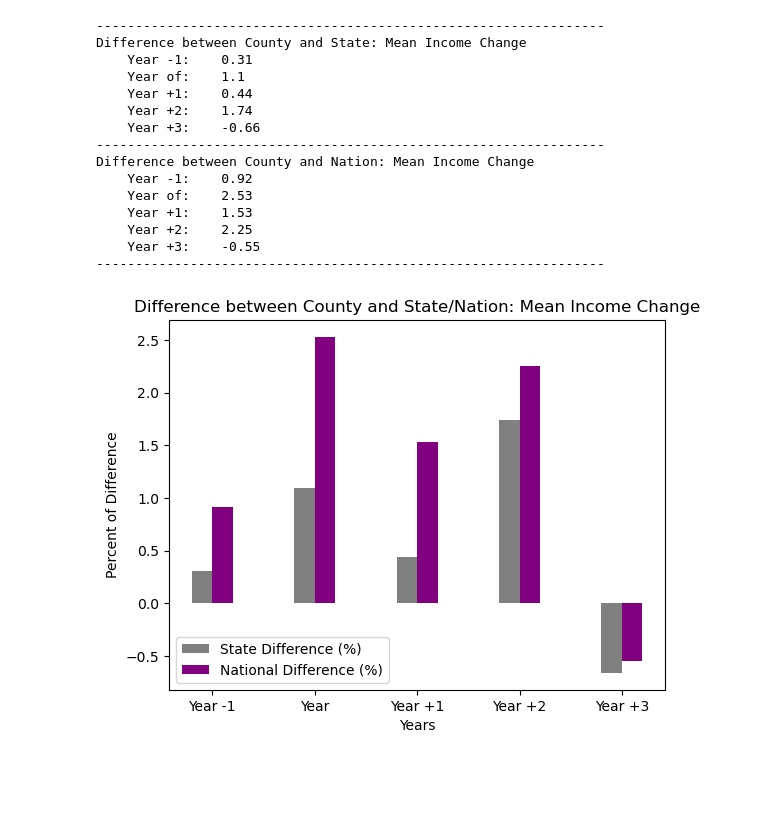
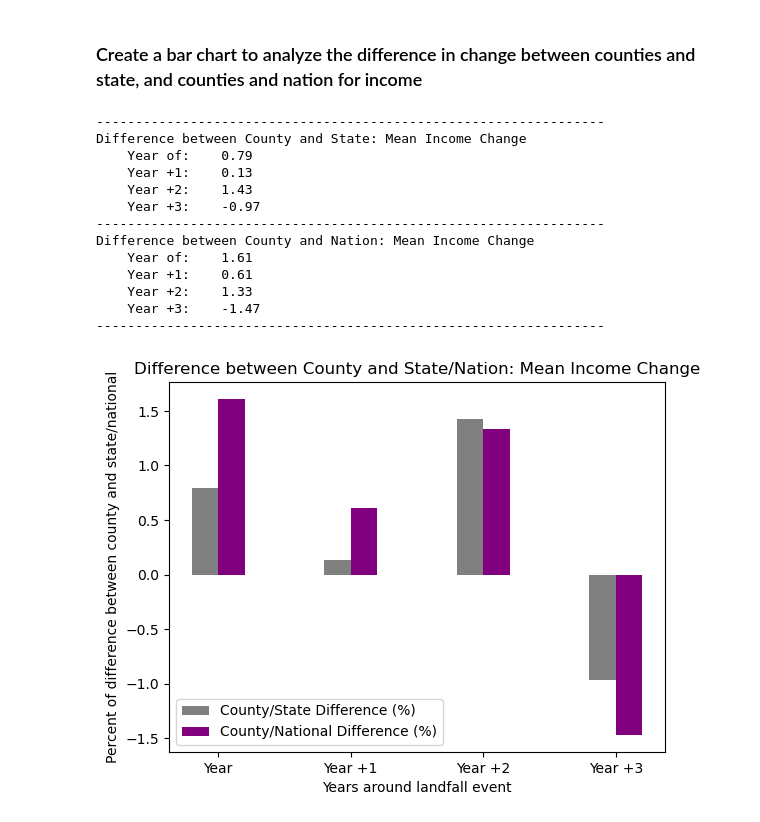
Before and after one commit to chrisadamsv/Dream-Team-Project1, a Jupyter notebook: Project_Data/Data_Analysis.ipynb, the cells around one changed output. Cells and saved outputs as stored; diff of their text form; code cells hidden in the pictures; blank space fills up the shorter version.

```diff
--- a/Project_Data/Data_Analysis.ipynb
+++ b/Project_Data/Data_Analysis.ipynb
@@ -57,0 +24,8 @@ bea_hpi_df.head()
+# %%
+# Upload formatted landfall dataset
+formatted_landfall_df = pd.read_csv("Resources/formatted_landfall.csv")
+
+# Upload formatted merged costliness and economic dataset
+costliness_bea_hpi_df = pd.read_csv('Output_CSVs/costliness_bea_hpi_data.csv')
+# Drop duplicates
+costliness_bea_hpi_df = costliness_bea_hpi_df.drop_duplicates(subset=['Storm Name','County'])
@@ -333,65 +339,75 @@ Mean Income Change by State
+# %% [markdown]
+### Create a bar chart to analyze the difference in change between counties and state, and counties and nation for income
 # %%
+# Calculate the difference in the 'Year -1' for state and county
 prev_state_income_dif = (prev_income_ac_mean-state_prev_income_ac_mean).round(2)
-state_income_dif = (income_ac_mean-state_income_ac_mean).round(2)
-state_income_dif1 = (income_ac1_mean-state_income_ac1_mean).round(2)
-state_income_dif2 = (income_ac2_mean-state_income_ac2_mean).round(2)
-state_income_dif3 = (income_ac3_mean-state_income_ac3_mean).round(2)
 
+# Subtract these values from the 'prev_state_income_dif' above to caluclate the difference in change
+state_income_dif = ((income_ac_mean-state_income_ac_mean)-prev_state_income_dif).round(2)
+state_income_dif1 = ((income_ac1_mean-state_income_ac1_mean)-prev_state_income_dif).round(2)
+state_income_dif2 = ((income_ac2_mean-state_income_ac2_mean)-prev_state_income_dif).round(2)
+state_income_dif3 = ((income_ac3_mean-state_income_ac3_mean)-prev_state_income_dif).round(2)
+
+# Calculate the difference in the 'Year -1' for nation and county
 prev_nat_income_dif = (prev_income_ac_mean-nat_prev_income_ac_mean).round(2)
-nat_income_dif = (income_ac_mean-nat_income_ac_mean).round(2)
-nat_income_dif1 = (income_ac1_mean-nat_income_ac1_mean).round(2)
-nat_income_dif2 = (income_ac2_mean-nat_income_ac2_mean).round(2)
-nat_income_dif3 = (income_ac3_mean-nat_income_ac3_mean).round(2)
 
+# Subtract these values from the 'prev_nat_income_dif' above to caluclate the difference in change
+nat_income_dif = ((income_ac_mean-nat_income_ac_mean)-prev_nat_income_dif).round(2)
+nat_income_dif1 = ((income_ac1_mean-nat_income_ac1_mean)-prev_nat_income_dif).round(2)
+nat_income_dif2 = ((income_ac2_mean-nat_income_ac2_mean)-prev_nat_income_dif).round(2)
+nat_income_dif3 = ((income_ac3_mean-nat_income_ac3_mean)-prev_nat_income_dif).round(2)
+
+# Print the results
 print('-----------------------------------------------------------------')
 print('Difference between County and State: Mean Income Change')
-print(f'    Year -1:    {prev_state_income_dif}')
 print(f'    Year of:    {state_income_dif}')
 print(f'    Year +1:    {state_income_dif1}')
 print(f'    Year +2:    {state_income_dif2}')
 print(f'    Year +3:    {state_income_dif3}')
 print('-----------------------------------------------------------------')
 print('Difference between County and Nation: Mean Income Change')
-print(f'    Year -1:    {prev_nat_income_dif}')
 print(f'    Year of:    {nat_income_dif}')
 print(f'    Year +1:    {nat_income_dif1}')
 print(f'    Year +2:    {nat_income_dif2}')
 print(f'    Year +3:    {nat_income_dif3}')
 print('-----------------------------------------------------------------')
 
-bars = ['Year -1','Year','Year +1','Year +2','Year +3']
-state_income_difs = [prev_state_income_dif,state_income_dif,state_income_dif1,state_income_dif2,state_income_dif3]
-nat_income_difs = [prev_nat_income_dif,nat_income_dif,nat_income_dif1,nat_income_dif2,nat_income_dif3]
+# Create a list for the bars in the graph below
+bars = ['Year','Year +1','Year +2','Year +3']
 
+# Create lists to store the data created above
+state_income_difs = [state_income_dif,state_income_dif1,state_income_dif2,state_income_dif3]
+nat_income_difs = [nat_income_dif,nat_income_dif1,nat_income_dif2,nat_income_dif3]
+
+# Plot a bar chart for the data above
 x_axis = np.arange(len(bars))
+plt.bar(x_axis - 0.1, state_income_difs, 0.2,color='gray', label = 'County/State Difference (%)')
+plt.bar(x_axis + 0.1, nat_income_difs, 0.2,color='purple', label = 'County/National Difference (%)')
 
-plt.bar(x_axis - 0.1, state_income_difs, 0.2,color='gray', label = 'State Difference (%)')
-plt.bar(x_axis + 0.1, nat_income_difs, 0.2,color='purple', label = 'National Difference (%)')
-
+# Format the bar chart
 plt.xticks(x_axis, bars)
-plt.xlabel("Years")
-plt.ylabel("Percent of Difference")
+plt.xlabel("Years around landfall event")
+plt.ylabel("Percent of difference between county and state/national")
 plt.title("Difference between County and State/Nation: Mean Income Change")
 plt.legend()
 
-#Save the figure
-plt.savefig('Graphs/income_bar.png')
+# Save the figure
+plt.savefig('Output_Data_Charts/income_bar.png')
 
+# Display the chart
 plt.show()
 # %% [output]
 -----------------------------------------------------------------
 Difference between County and State: Mean Income Change
-    Year -1:    0.31
-    Year of:    1.1
-    Year +1:    0.44
-    Year +2:    1.74
-    Year +3:    -0.66
+    Year of:    0.79
+    Year +1:    0.13
+    Year +2:    1.43
+    Year +3:    -0.97
 -----------------------------------------------------------------
 Difference between County and Nation: Mean Income Change
-    Year -1:    0.92
-    Year of:    2.53
-    Year +1:    1.53
-    Year +2:    2.25
-    Year +3:    -0.55
+    Year of:    1.61
+    Year +1:    0.61
+    Year +2:    1.33
+    Year +3:    -1.47
 -----------------------------------------------------------------
-[figure, old version]
+[figure, new version]
```
Also changed, not shown: parts of 23 cells of this notebook, 26 other files.
